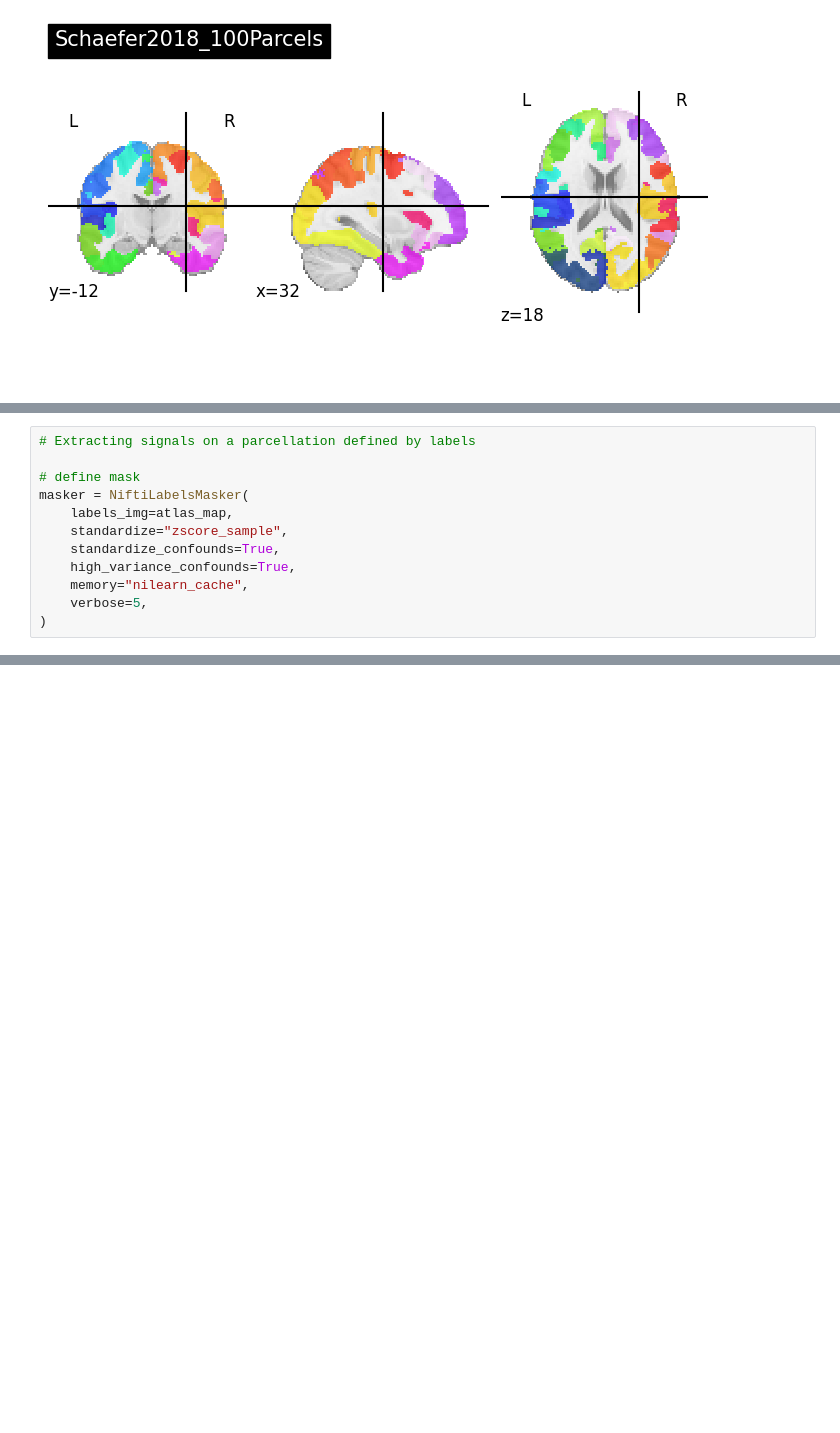
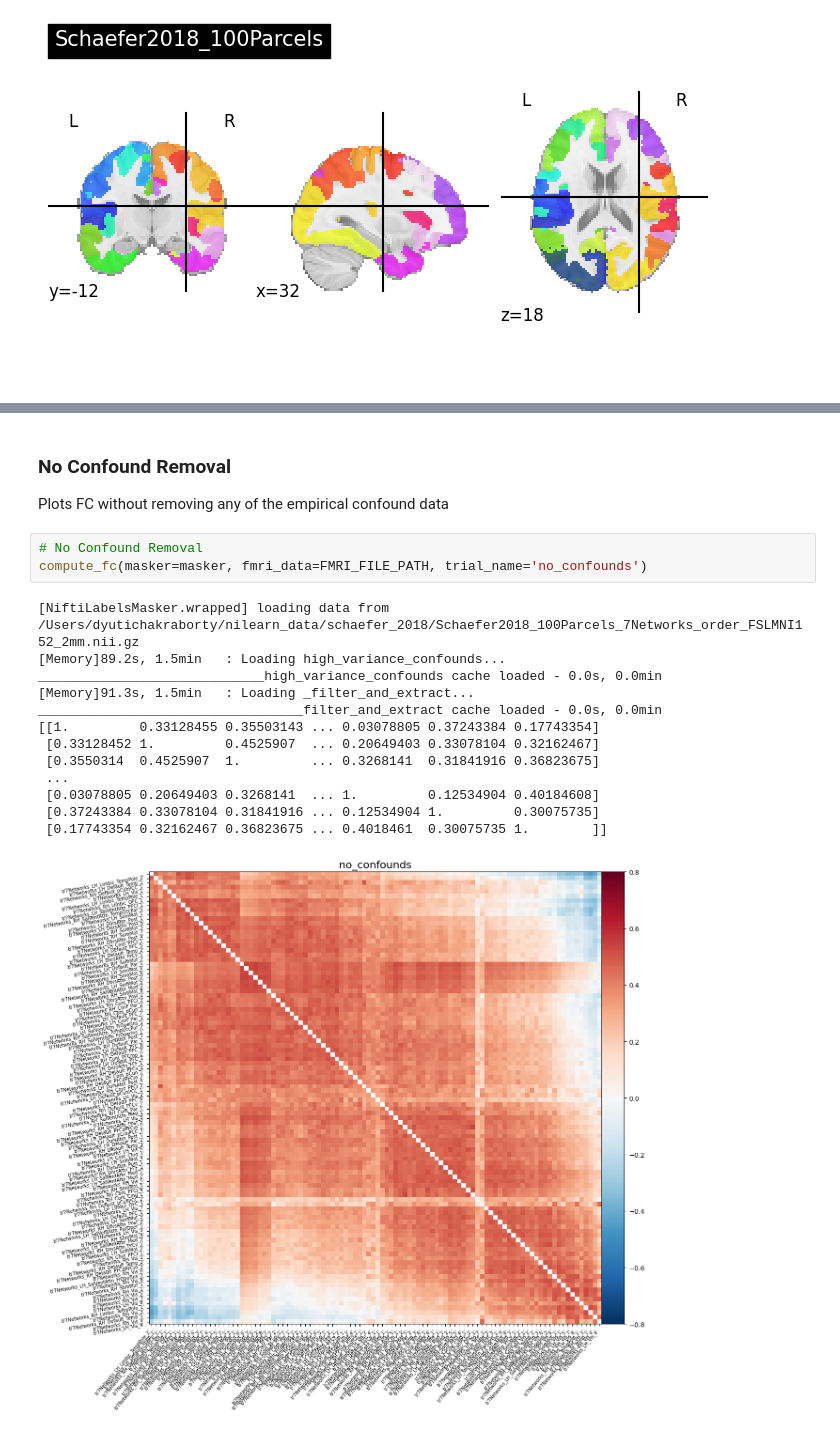
Before and after one commit to dChakr/ad_modelling_fyp, a Jupyter notebook: test.ipynb, the cells around one changed output, grey strips where cells are left out. Cells and saved outputs as stored; diff of their text form; blank space fills up the shorter version.

```diff
--- a/test.ipynb
+++ b/test.ipynb
@@ -56,12 +137,0 @@ Index(['global_signal', 'global_signal_derivative1',
-# %%
-# Extracting signals on a parcellation defined by labels
-
-# define mask
-masker = NiftiLabelsMasker(
-    labels_img=atlas_map,
-    standardize="zscore_sample",
-    standardize_confounds=True,
-    high_variance_confounds=True,
-    memory="nilearn_cache",
-    verbose=5,
-)
@@ -207,0 +177,21 @@ _______________________________________________filter_and_extract - 7.6s, 0.1min
+# %% [markdown]
+### No Confound Removal
+
+Plots FC without removing any of the empirical confound data
+# %%
+# No Confound Removal
+compute_fc(masker=masker, fmri_data=FMRI_FILE_PATH, trial_name='no_confounds')
+# %% [output]
+[NiftiLabelsMasker.wrapped] loading data from /Users/dyutichakraborty/nilearn_data/schaefer_2018/Schaefer2018_100Parcels_7Networks_order_FSLMNI152_2mm.nii.gz
+[Memory]89.2s, 1.5min   : Loading high_variance_confounds...
+_____________________________high_variance_confounds cache loaded - 0.0s, 0.0min
+[Memory]91.3s, 1.5min   : Loading _filter_and_extract...
+__________________________________filter_and_extract cache loaded - 0.0s, 0.0min
+[[1.         0.33128455 0.35503143 ... 0.03078805 0.37243384 0.17743354]
+ [0.33128452 1.         0.4525907  ... 0.20649403 0.33078104 0.32162467]
+ [0.3550314  0.4525907  1.         ... 0.3268141  0.31841916 0.36823675]
+ ...
+ [0.03078805 0.20649403 0.3268141  ... 1.         0.12534904 0.40184608]
+ [0.37243384 0.33078104 0.31841916 ... 0.12534904 1.         0.30075735]
+ [0.17743354 0.32162467 0.36823675 ... 0.4018461  0.30075735 1.        ]]
+[figure, added]
```
Also changed, not shown: parts of 12 cells of this notebook, 13 other files.
